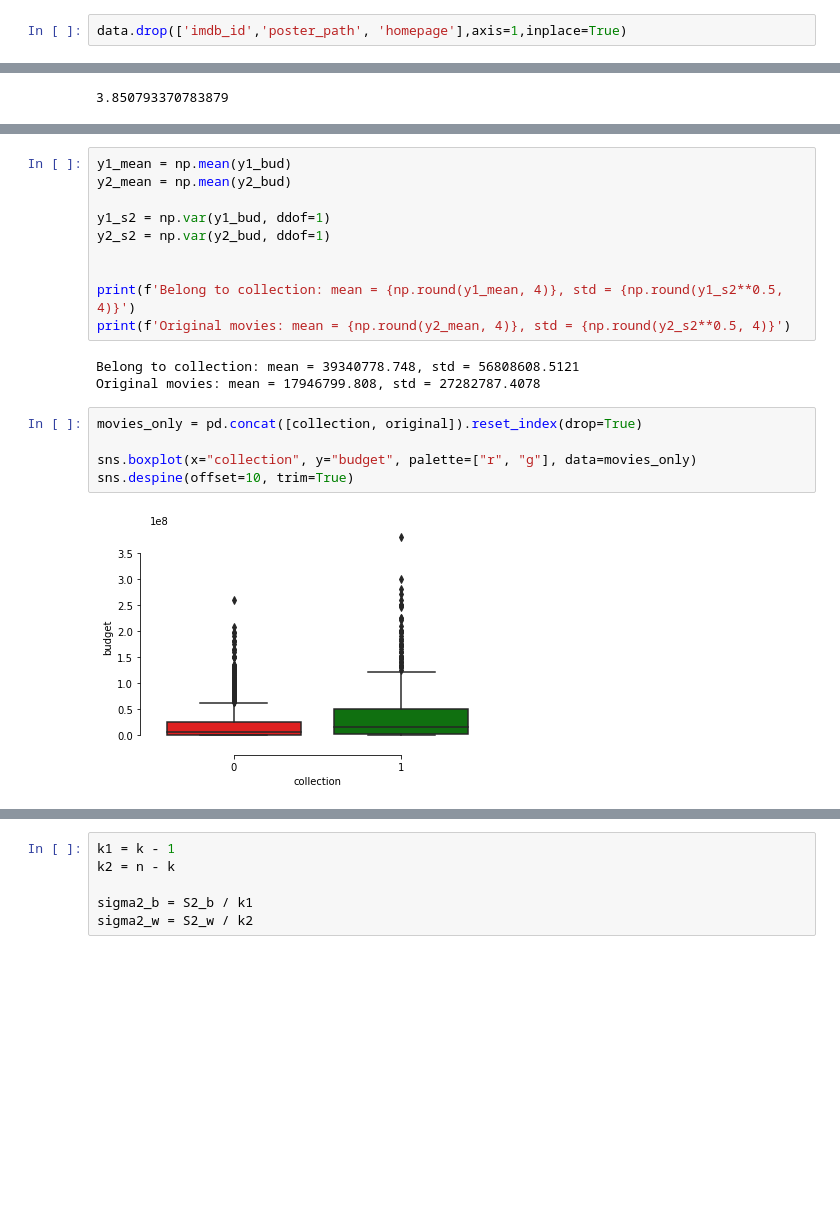
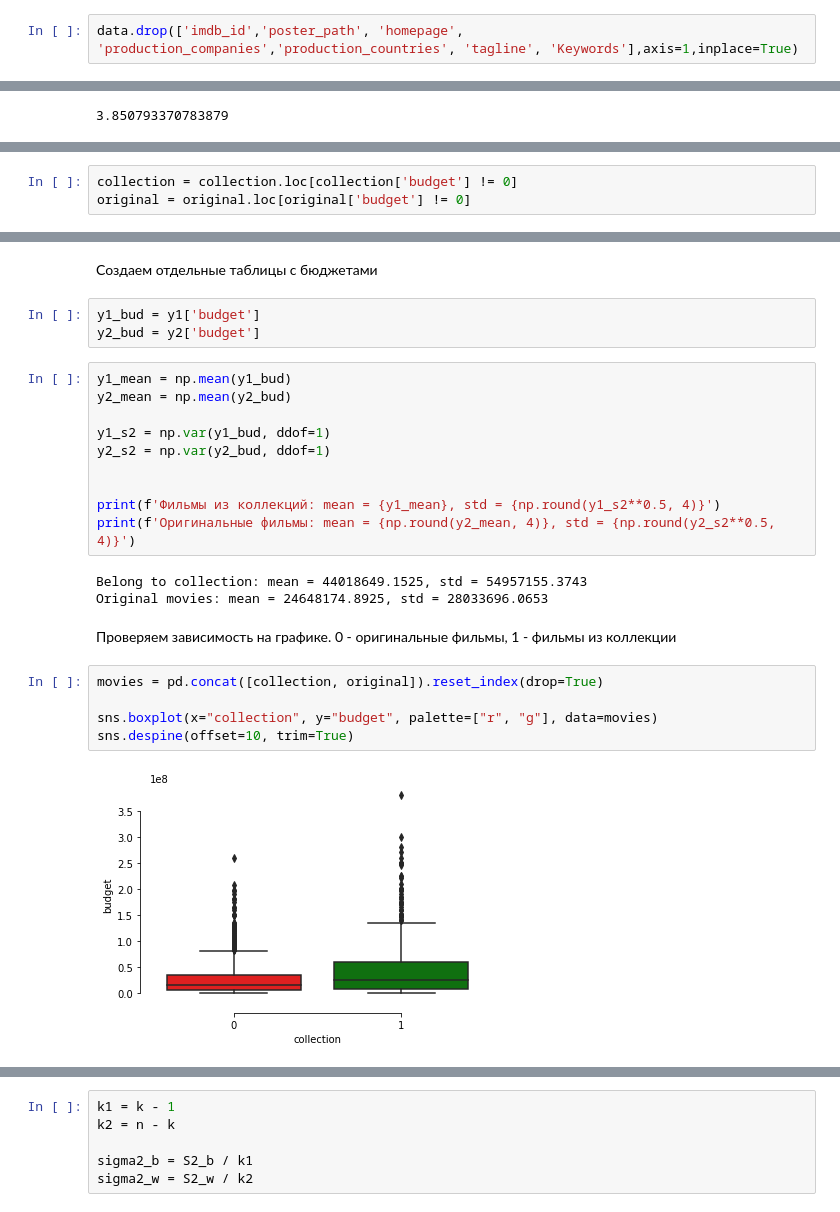
Before and after one commit to rabenkralle/Mathematical_statistics, a Jupyter notebook: final/final_project.ipynb, the cells around one changed output, grey strips where cells are left out. Cells and saved outputs as stored; diff of their text form; blank space fills up the shorter version.

```diff
--- a/final/final_project.ipynb
+++ b/final/final_project.ipynb
@@ -43,2 +49,2 @@ memory usage: 539.2+ KB
 # %%
-data.drop(['imdb_id','poster_path', 'homepage'],axis=1,inplace=True)
+data.drop(['imdb_id','poster_path', 'homepage', 'production_companies','production_countries', 'tagline', 'Keywords'],axis=1,inplace=True)
@@ -249,0 +280,3 @@ F_crit
+# %%
+collection = collection.loc[collection['budget'] != 0]
+original = original.loc[original['budget'] != 0]
@@ -250,3 +341,8 @@ F_crit
+# %% [markdown]
+Создаем отдельные таблицы с бюджетами
+# %%
+y1_bud = y1['budget']
+y2_bud = y2['budget']
 # %%
 y1_mean = np.mean(y1_bud)
 y2_mean = np.mean(y2_bud)
@@ -255,18 +351,20 @@ y1_s2 = np.var(y1_bud, ddof=1)
 y2_s2 = np.var(y2_bud, ddof=1)
 
 
-print(f'Belong to collection: mean = {np.round(y1_mean, 4)}, std = {np.round(y1_s2**0.5, 4)}')
-print(f'Original movies: mean = {np.round(y2_mean, 4)}, std = {np.round(y2_s2**0.5, 4)}')
+print(f'Фильмы из коллекций: mean = {y1_mean}, std = {np.round(y1_s2**0.5, 4)}')
+print(f'Оригинальные фильмы: mean = {np.round(y2_mean, 4)}, std = {np.round(y2_s2**0.5, 4)}')
 # %% [output]
-Belong to collection: mean = 39340778.748, std = 56808608.5121
-Original movies: mean = 17946799.808, std = 27282787.4078
+Belong to collection: mean = 44018649.1525, std = 54957155.3743
+Original movies: mean = 24648174.8925, std = 28033696.0653
+# %% [markdown]
+Проверяем зависимость на графике. 0 - оригинальные фильмы, 1 - фильмы из коллекции
 # %%
-movies_only = pd.concat([collection, original]).reset_index(drop=True)
+movies = pd.concat([collection, original]).reset_index(drop=True)
 
-sns.boxplot(x="collection", y="budget", palette=["r", "g"], data=movies_only)
+sns.boxplot(x="collection", y="budget", palette=["r", "g"], data=movies)
 sns.despine(offset=10, trim=True)
 # %% [output]
-[figure, old version]
+[figure, new version]
 # %%
 y = np.concatenate([y1_bud, y2_bud])
 
```
Also changed, not shown: parts of 55 cells of this notebook.
